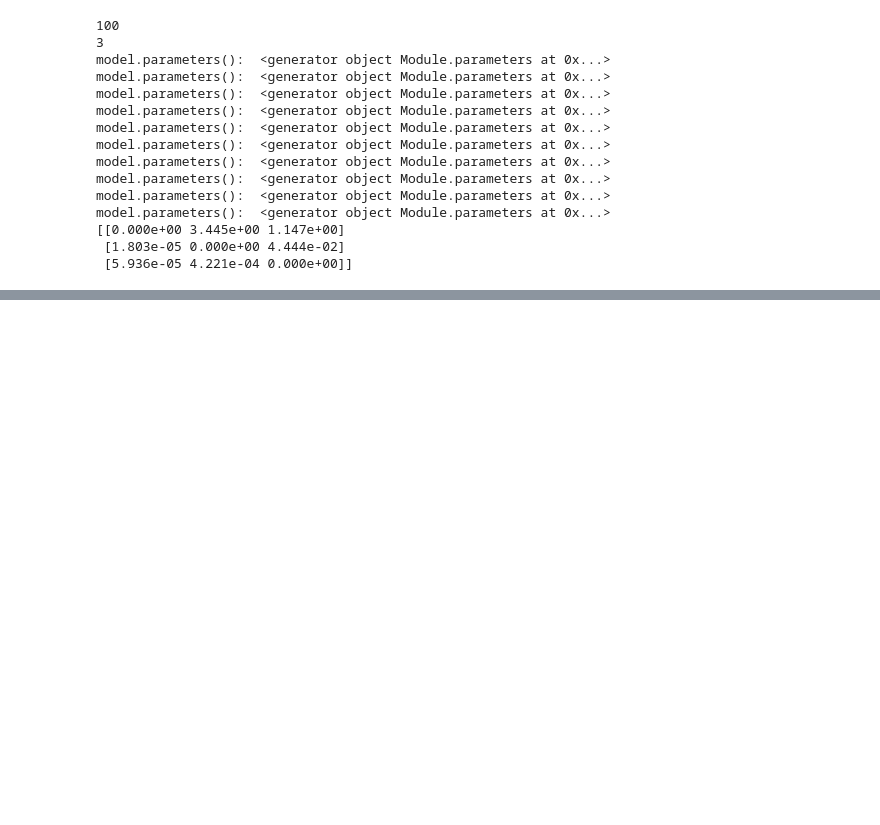
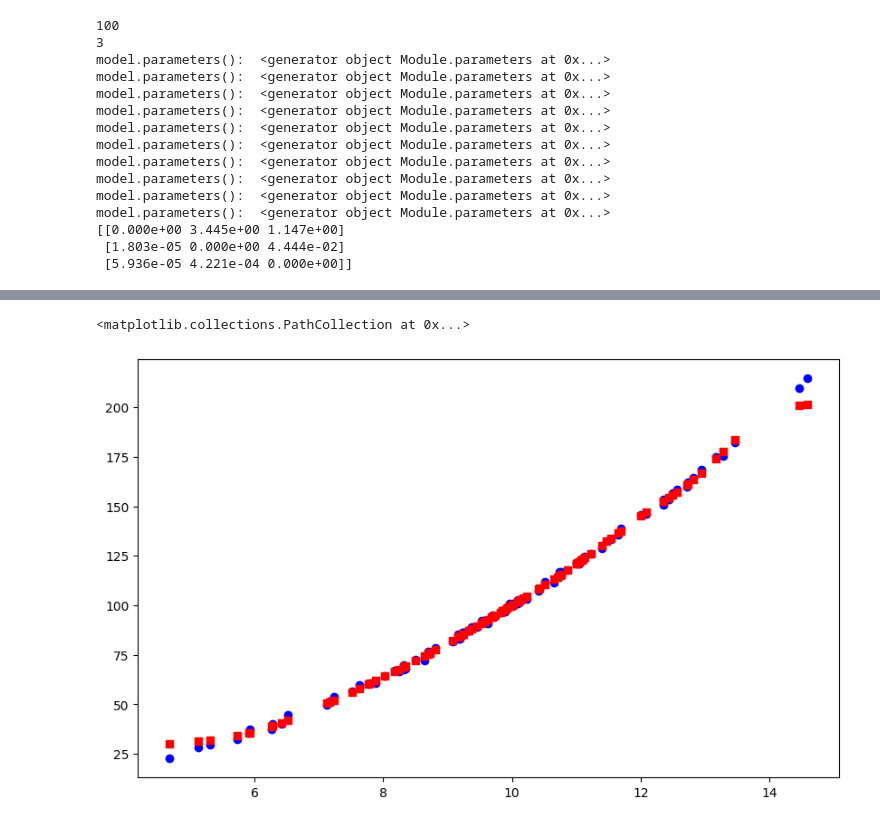
Before and after one commit to yurou-liang/RKHS-DAGMA, a Jupyter notebook: Algorithm/RKHS/test_MLP.ipynb, the cells around one changed output, grey strips where cells are left out. Cells and saved outputs as stored; diff of their text form; code cells hidden in the pictures; blank space fills up the shorter version.

```diff
--- a/Algorithm/RKHS/test_MLP.ipynb
+++ b/Algorithm/RKHS/test_MLP.ipynb
@@ -108,20 +108,26 @@ def dual_ascent_step(model, X, lambda1, lambda2, rho, alpha, h, rho_max):
     #print("model.parameters(): ", model.parameters().data())
     X_torch = torch.from_numpy(X)
     while rho < rho_max:
+        print("rho: ", rho)
         def closure():
             optimizer.zero_grad()
             X_hat = model(X_torch)
             loss = squared_loss(X_hat, X_torch)
             h_val = model.h_func()
+            print("h_val: ", h_val)
             penalty = 0.5 * rho * h_val * h_val + alpha * h_val
             l2_reg = 0.5 * lambda2 * model.l2_reg()
             l1_reg = lambda1 * model.fc1_l1_reg()
             primal_obj = loss + penalty + l2_reg + l1_reg
             primal_obj.backward()
+            print('squared loss:', loss.item())
+            print('loss:', primal_obj.item())
+            print('penalty:', penalty.item())
             return primal_obj
         optimizer.step(closure)  # NOTE: updates model in-place
         with torch.no_grad():
             h_new = model.h_func().item()
+            print("h_new: ", h_new)
         if h_new > 0.25 * h:
             rho *= 10
         else:
@@ -148,7 +154,9 @@ def notears_nonlinear(model: nn.Module,
     print(W_est)
     W_est[np.abs(W_est) < w_threshold] = 0
     W_est[np.abs(W_est) >= w_threshold] = 1
-    return W_est
+    X_torch = torch.from_numpy(X)
+    output = model.forward(X_torch)
+    return W_est, output
 # %%
 torch.set_default_dtype(torch.double)
 np.set_printoptions(precision=3)
@@ -228,3 +236,29 @@ model.parameters():  <generator object Module.parameters at 0x...>
 [[0.000e+00 3.445e+00 1.147e+00]
  [1.803e-05 0.000e+00 4.444e-02]
  [5.936e-05 4.221e-04 0.000e+00]]
+# %%
+np.random.seed(2)
+x = np.random.normal(10,2, 100)
+
+np.random.seed(24)
+l = np.random.normal(0,1, 100)
+
+# marker
+np.random.seed(25)
+b = np.random.normal(0,1, 100)
+
+
+y = [x**2 + l for x, l in zip(x, l)]
+
+X = np.column_stack((x, y))
+#X_torch = torch.from_numpy(X)
+
+n = X.shape[0]
+d = X.shape[1]
+
+print(n)
+print(d)
+
+model = NotearsMLP(dims=[d, 10, 1], bias=True)
+W_est, output = notears_nonlinear(model, X, lambda1=0.01, lambda2=0.01)
+print(W_est)
@@ -230,0 +283,10 @@ model.parameters():  <generator object Module.parameters at 0x...>
+# %%
+import matplotlib.pyplot as plt
+
+y_hat = output[:, 1].detach().numpy()
+plt.figure(figsize=(10, 6))  # Optional: specifies the figure size
+plt.scatter(x, y, label='y1', color='blue', marker='o')  # Plot x vs. y1
+plt.scatter(x, y_hat, label='y2', color='red', marker='s')
+# %% [output]
+<matplotlib.collections.PathCollection at 0x...>
+[figure, added]
```
Also changed, not shown: parts of 2 cells of this notebook, 3 other files.
